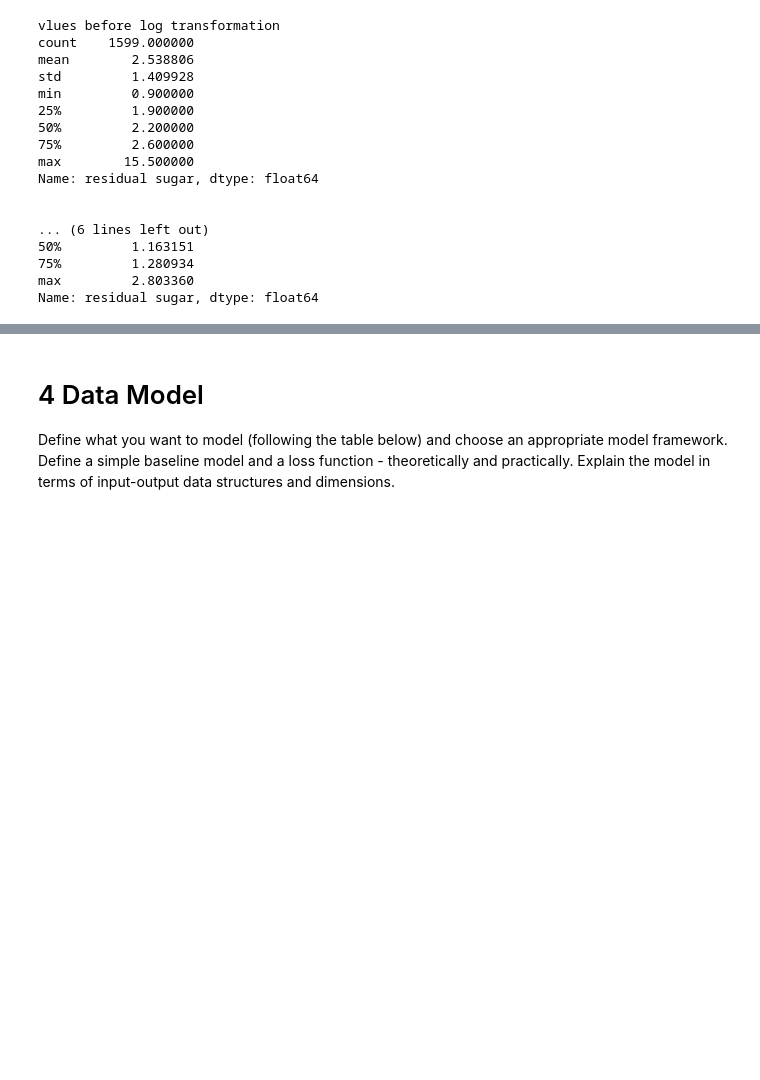
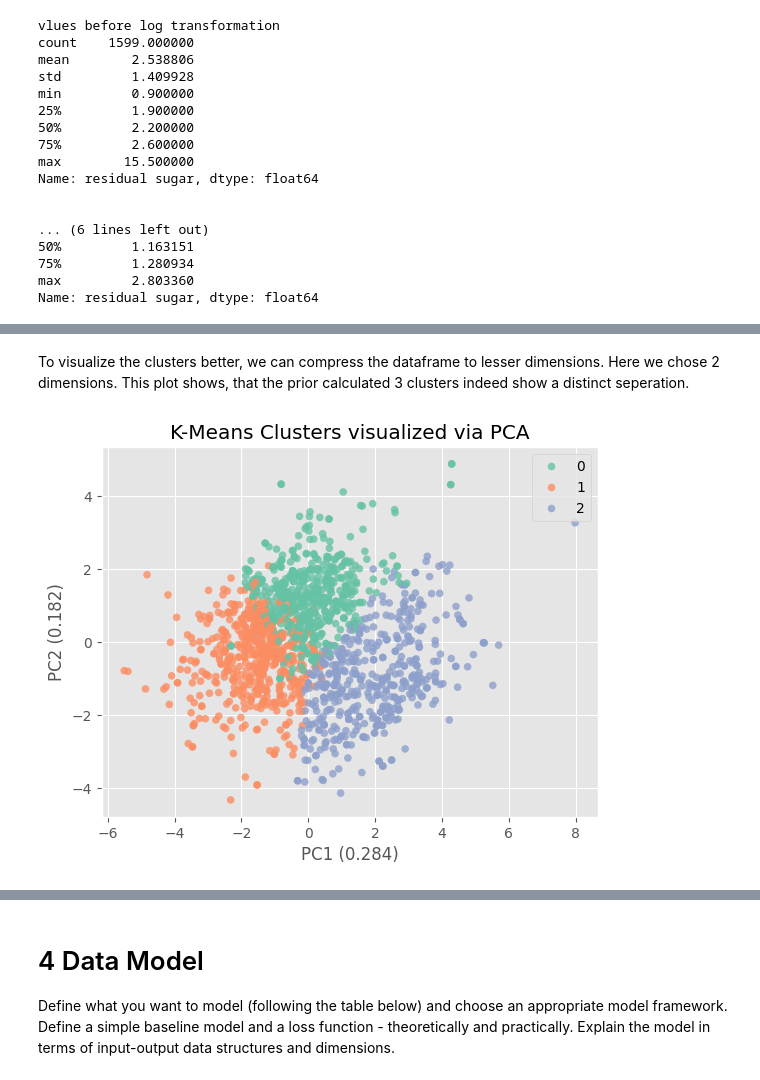
Before and after one commit to McRicecorn/NeuronaleNetze_WineQuality, a Jupyter notebook: Project1_Wine.ipynb, the cells around one changed output, grey strips where cells are left out. Saved outputs shown, nothing was run; the diff lists cells and outputs as text; code cells hidden in the pictures; blank space fills up the shorter version.

```diff
--- a/Project1_Wine.ipynb
+++ b/Project1_Wine.ipynb
@@ -323,0 +353,18 @@ df_scaled_long = df_scaled.melt(var_name="Feature", value_name="Value")
+# %% [markdown]
+To visualize the clusters better, we can compress the dataframe to lesser dimensions. Here we chose 2 dimensions. This plot shows, that the prior calculated 3 clusters indeed show a distinct seperation.
+# %%
+pca = PCA(n_components=2)
+X_pca = pca.fit_transform(Xs)
+var_exp = pca.explained_variance_ratio_
+
+xlab = f"PC1 ({var_exp[0]:.3f})"
+ylab = f"PC2 ({var_exp[1]:.3f})"
+
+sns.scatterplot(x=X_pca[:,0], y=X_pca[:,1],
+                hue=labels, palette="Set2", s=30, edgecolor="none", alpha=0.8)
+plt.xlabel(xlab)
+plt.ylabel(ylab)
+plt.title("K-Means Clusters visualized via PCA")
+plt.show()
+# %% [output]
+[figure, added]
```
Also changed, not shown: parts of 20 cells of this notebook.
